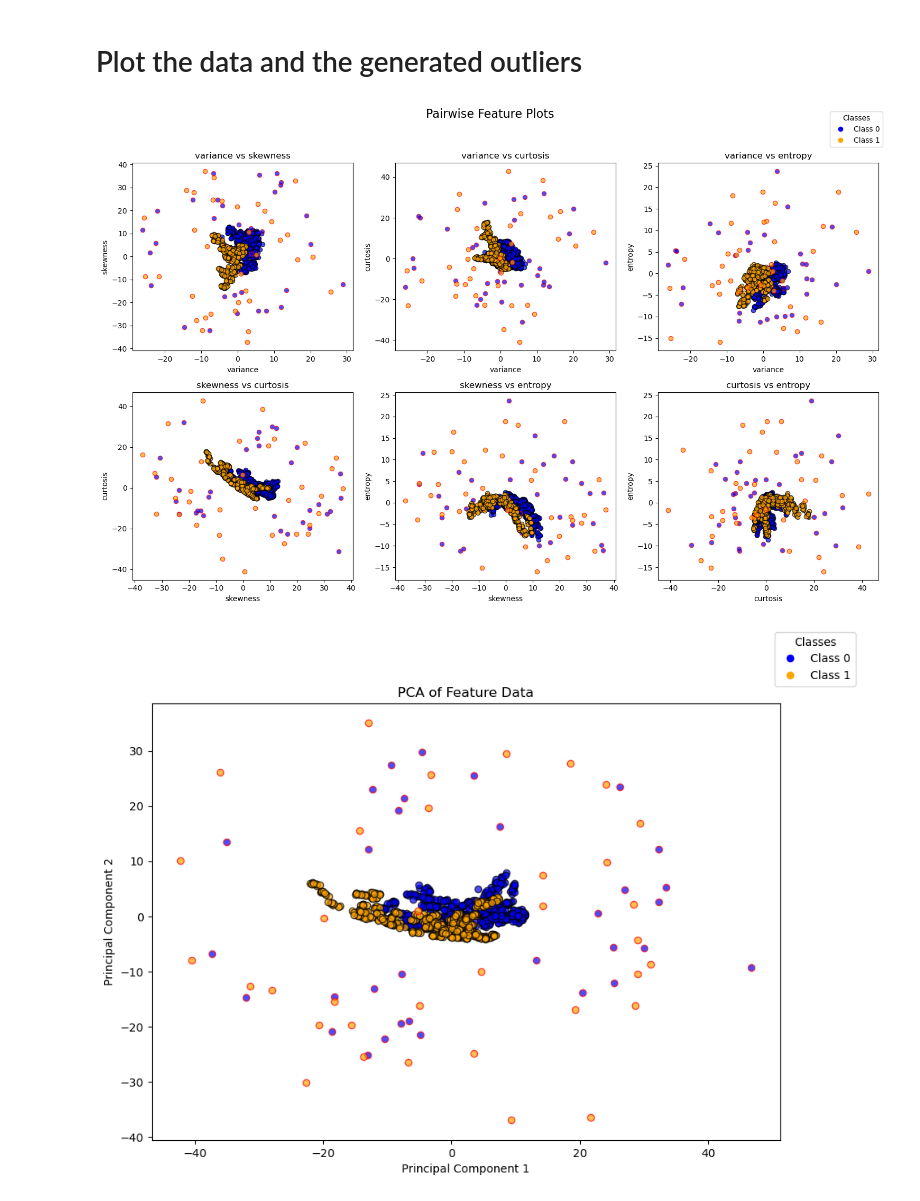
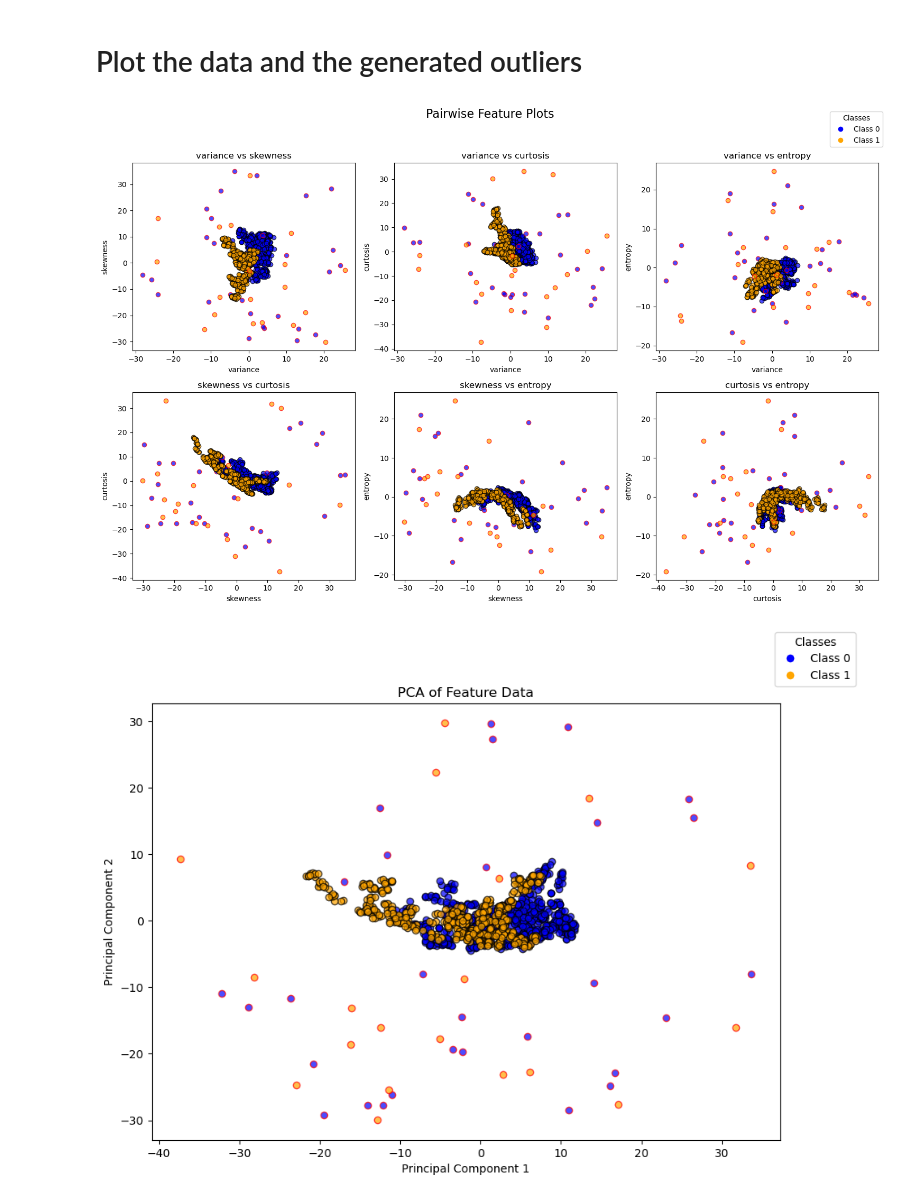
Before and after one commit to jackellishsieh/BoostingRounds, a Jupyter notebook: bank-note-notebook.ipynb, the cells around one changed output. Drawn from its saved outputs; the diff is of its cells as text; code cells hidden in the pictures.

Commit message:
Add test-train split

```diff
--- a/bank-note-notebook.ipynb
+++ b/bank-note-notebook.ipynb
@@ -27,7 +28,7 @@ if need_download:
     !kaggle datasets download ritesaluja/bank-note-authentication-uci-data
     !unzip bank-note-authentication-uci-data.zip -d bank-note-authentication
 # %%
-# Import the DIABETES data into a pandas frame
+# Import the bank note data into a pandas frame
 raw_df = pd.read_csv("bank-note-authentication/BankNote_Authentication.csv")
 # raw_df = pd.read_csv("diabetes/diabetes.csv")
 # raw_df = pd.read_csv("haberman/haberman.csv")
@@ -43,11 +44,18 @@ processed_df.rename(columns={processed_df.columns[-1]: "label"}, inplace=True)
 complete_df = processed_df.dropna()
 print(f"# complete entries = {len(complete_df)}, # incomplete entries = {len(raw_df) - len(complete_df)}")
 
-# Split
-X = complete_df.iloc[:, :-1]
-y = complete_df.iloc[:, -1]
+# Split into test and train datasets
+train_df, test_df = sklearn.model_selection.train_test_split(complete_df, test_size = 0.3, random_state=0)
+
+# Also split into X and y for convenience
+def get_X_y (df):
+    return (df.drop("label", axis = 1), df["label"])
+
+X_train, y_train = get_X_y(train_df)
+X_test, y_test = get_X_y(test_df)
 
 # Print class proportions
-print(y.value_counts())
+print(f"Train label counts: {y_train.value_counts()}")
+print(f"Test label counts: {y_test.value_counts()}")
 # %% [output]
 # complete entries = 1372, # incomplete entries = 0
@@ -85,7 +97,8 @@ Name: count, dtype: int64
 
 
 # Generate without respect to label, with random labels
-n_art = int(len(X) * 0.05)
+proportion = 0.05               # percentage of outliers in the train set
+n_art = int(proportion * len(X_train))
 print(f"n_art = {n_art}")
 
 # X_art = unifBox(X.to_numpy(), n_art, factor=5)
@@ -93,20 +106,20 @@ print(f"n_art = {n_art}")
 # X_art = marginSample(X.to_numpy(), n_art)
 # X_art = customGaussTail(X.to_numpy(), n_art, M = 0)       # changing M doesn't really change performance much...
 
-X_art = infeasExam(X.to_numpy(), n_art, alpha = 5, epsilon = 20)
-# y_art = np.random.randint(2, size=n_art)
-y_art = 0
+X_art = infeasExam(X_test.to_numpy(), n_art, alpha = 5, epsilon = 20)
+y_art = np.random.randint(2, size=n_art)
+# y_art = 0
 
 outlier_rows = pd.DataFrame(X_art, columns = complete_df.columns[:-1])
 outlier_rows["label"] = y_art
 outlier_rows["artificial"] = 1
 
 # Concatenate outliers to original dataframe
-complete_df_with_outliers = complete_df.copy()
-complete_df_with_outliers["artificial"] = 0
+train_df_with_outliers = complete_df.copy()
+train_df_with_outliers["artificial"] = 0
 
-complete_df_with_outliers = pd.concat([complete_df_with_outliers, outlier_rows], ignore_index=True)
+train_df_with_outliers = pd.concat([train_df_with_outliers, outlier_rows], ignore_index=True)
 
-X_with_outliers = complete_df_with_outliers.drop(columns={"label", "artificial"})
-y_with_outliers = complete_df_with_outliers["label"]
+X_train_with_outliers = train_df_with_outliers.drop(columns={"label", "artificial"})
+y_train_with_outliers = train_df_with_outliers["label"]
 # %% [output]
@@ -216,9 +231,9 @@ def plot_2D_PCA(df):
 # %% [markdown]
 # Plot the data and the generated outliers
 # %%
-plot_pairwise_features(complete_df_with_outliers)
-plot_2D_PCA(complete_df_with_outliers)
+plot_pairwise_features(train_df_with_outliers)
+plot_2D_PCA(train_df_with_outliers)
 pass
 # %% [output]
-[figure, old version]
+[figure, new version]
-[figure, old version]
+[figure, new version]
```
Also changed, not shown: parts of 5 cells of this notebook.
